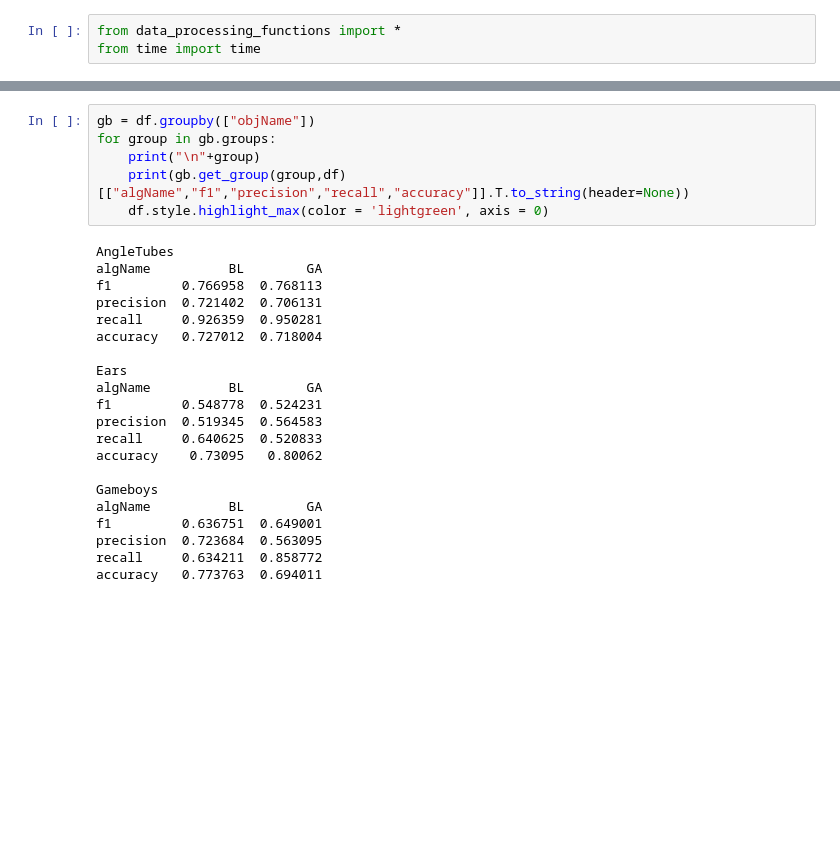
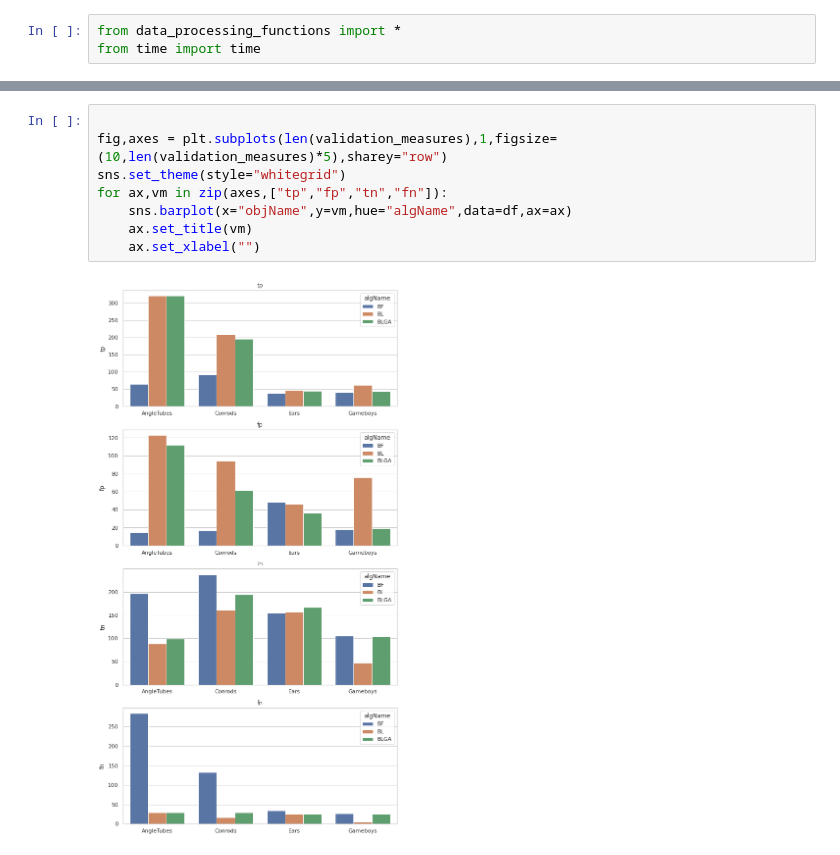
Before and after one commit to Jensbeltman/masterRepo, a Jupyter notebook: scripts/algorithm_tuner_overview.ipynb, the cells around one changed output, grey strips where cells are left out. Saved outputs shown, nothing was run; the diff lists cells and outputs as text; blank space fills up the shorter version.

```diff
--- a/scripts/algorithm_tuner_overview.ipynb
+++ b/scripts/algorithm_tuner_overview.ipynb
@@ -33,27 +47,10 @@ for ax,vm in zip(axes,validation_measures):
-# %%
-gb = df.groupby(["objName"])
-for group in gb.groups:
-    print("\n"+group)
-    print(gb.get_group(group,df)[["algName","f1","precision","recall","accuracy"]].T.to_string(header=None))
-    df.style.highlight_max(color = 'lightgreen', axis = 0)
-# %% [output]
-AngleTubes
-algName          BL        GA
-f1         0.766958  0.768113
-precision  0.721402  0.706131
-recall     0.926359  0.950281
-accuracy   0.727012  0.718004
-
-Ears
-algName          BL        GA
-f1         0.548778  0.524231
-precision  0.519345  0.564583
-recall     0.640625  0.520833
-accuracy    0.73095   0.80062
-
-Gameboys
-algName          BL        GA
-f1         0.636751  0.649001
-precision  0.723684  0.563095
-recall     0.634211  0.858772
-accuracy   0.773763  0.694011
+# %%
+
+fig,axes = plt.subplots(len(validation_measures),1,figsize=(10,len(validation_measures)*5),sharey="row")
+sns.set_theme(style="whitegrid")
+for ax,vm in zip(axes,["tp","fp","tn","fn"]):
+    sns.barplot(x="objName",y=vm,hue="algName",data=df,ax=ax)
+    ax.set_title(vm)
+    ax.set_xlabel("")
+# %% [output]
+[figure, added]
```
Also changed, not shown: parts of 2 cells of this notebook, 28 other files.
